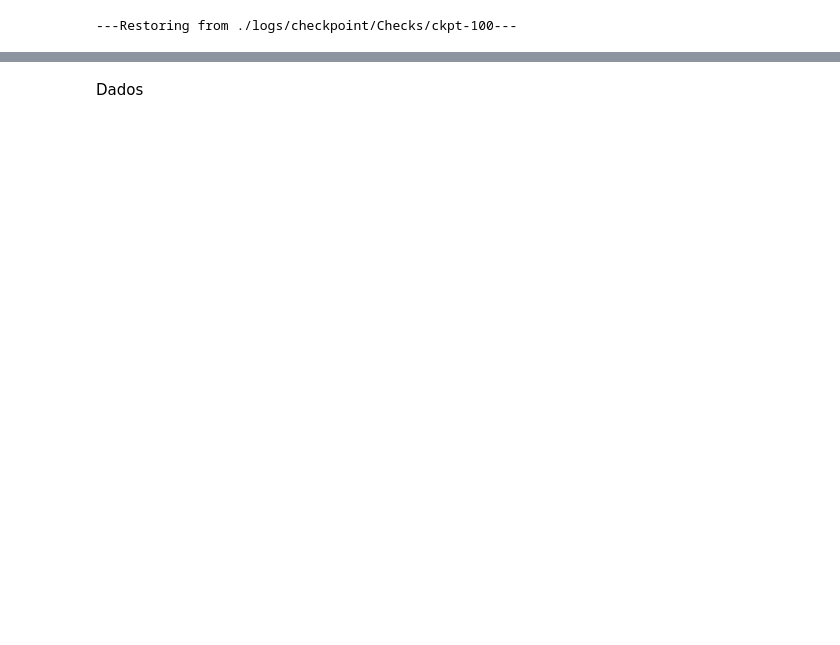
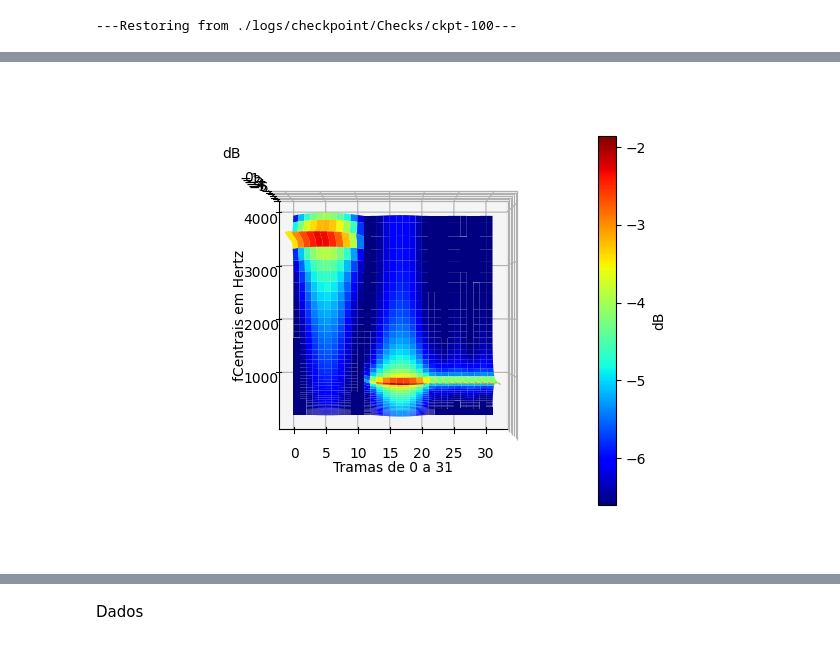
Before and after one commit to Rodrigo29Almeida/neural-audio-fp, a Jupyter notebook: Debug_copy.ipynb, the cells around one changed output, grey strips where cells are left out. Cells and saved outputs as stored; diff of their text form; code cells hidden in the pictures; blank space fills up the shorter version.

```diff
--- a/Debug_copy.ipynb
+++ b/Debug_copy.ipynb
@@ -524,0 +616,37 @@ else:
+# %%
+Nfpo=60
+
+f256 = 440*2.**(38/12) # Si7 = 3951.066410048992 Hz;
+f0=f256/2**(256/Nfpo) # fmin, 205.2672581380976 Hz
+fmax = f0*2**(257/Nfpo) # fmax, 3996.975590329487 Hz
+
+i=np.arange(1,256+1, dtype=float)
+#k=np.arange(n_fft//2+1)
+#f=k*sample_rate/n_fft
+
+fcf = f0 * 2.**(i/Nfpo) #3905.68454168
+
+fi = np.concatenate(([f0], fcf, [fmax])) #fi =[f0, fcf, fmax]
+# %%
+# Dados
+tramas = np.arange(0, 32)
+diff_fc = np.diff(np.concatenate((fcf, [4000])))
+#f_centrais = fcf - np.diff(np.concatenate(([fi[0]], fi, [4000]))) // 2
+fc2 = fcf - diff_fc / 2
+# %%
+fig = plt.figure(2)
+ax = fig.add_subplot(111, projection='3d')
+
+X, Y = np.meshgrid(tramas, fc2)
+surf = ax.plot_surface(X, Y, Y_reshaped, cmap='jet', edgecolor='none')
+fig.colorbar(surf, label='dB')
+
+# Configurações de visualização
+ax.view_init(90, -90)
+ax.set_xlabel('Tramas de 0 a 31')
+ax.set_ylabel('fCentrais em Hertz')
+ax.set_zlabel('dB')
+
+plt.show()
+# %% [output]
+[figure, added]
```
Also changed, not shown: parts of 25 cells of this notebook, 6 other files.
